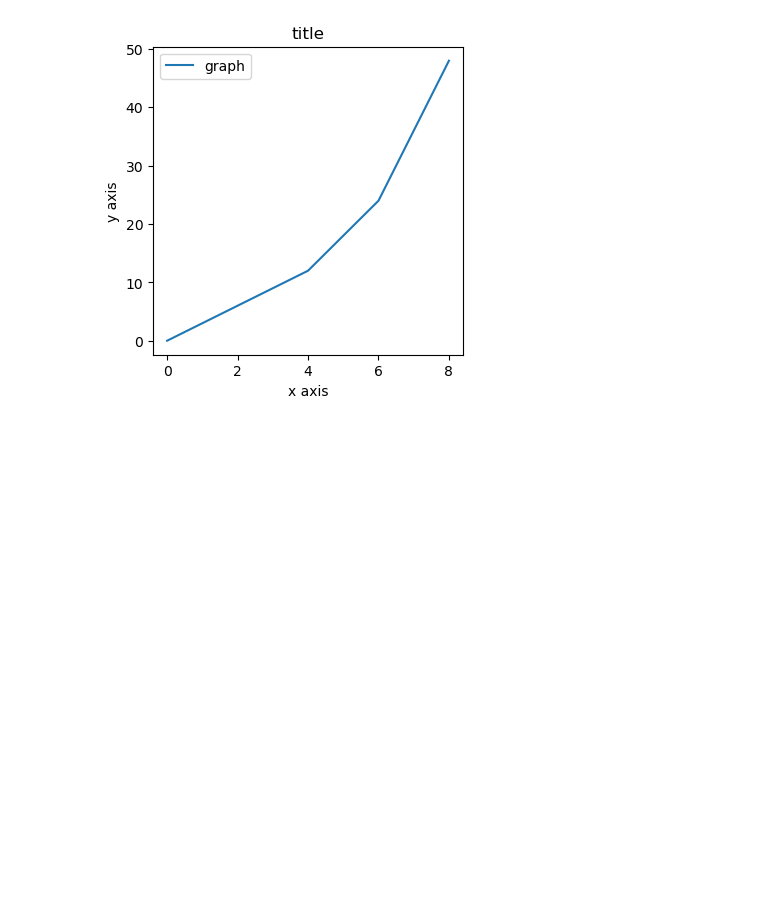
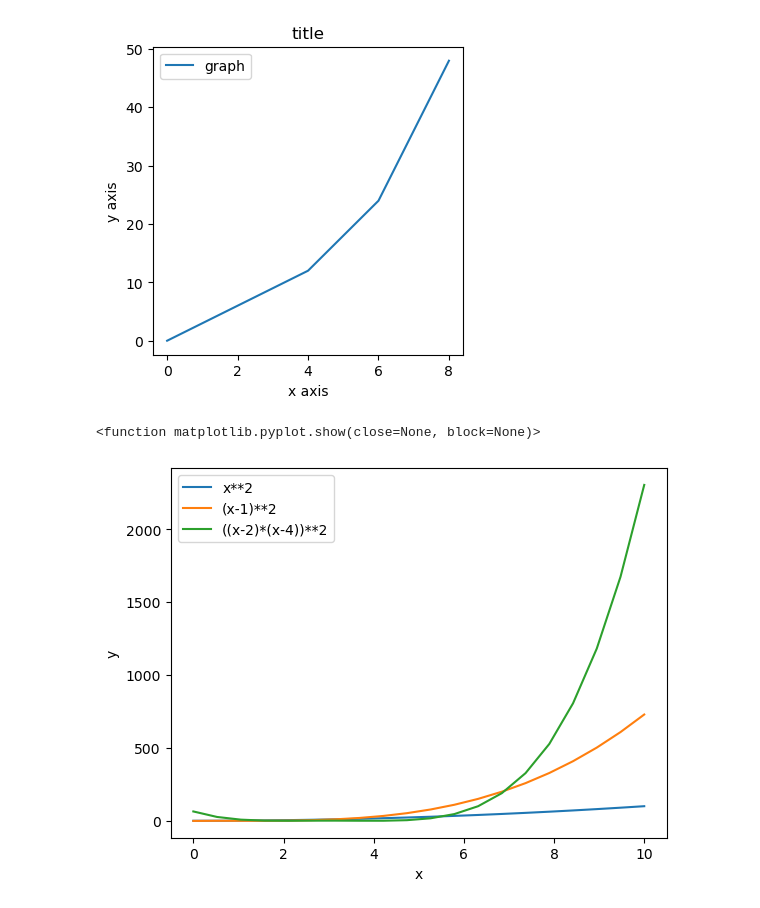
Before and after one commit to pipipik/skillup_01, a Jupyter notebook: DAY5/20240208_DAY5.ipynb, the cells around one changed output. Drawn from its saved outputs; the diff is of its cells as text; code cells hidden in the pictures; blank space fills up the shorter version.

```diff
--- a/DAY5/20240208_DAY5.ipynb
+++ b/DAY5/20240208_DAY5.ipynb
@@ -14,3 +14,18 @@ plt.show
 # %% [output]
 <function matplotlib.pyplot.show(close=None, block=None)>
 [figure]
+# %%
+x = np.linspace(0, 10, 20)
+y = x**2
+z = (x - 1)**3
+w = ((x - 2)*(x - 4))**2
+plt.plot(x, y, label="x**2")
+plt.plot(x, z, label="(x-1)**2")
+plt.plot(x, w, label="((x-2)*(x-4))**2")
+plt.xlabel("x")
+plt.ylabel("y")
+plt.legend()
+plt.show
+# %% [output]
+<function matplotlib.pyplot.show(close=None, block=None)>
+[figure, added]
```
